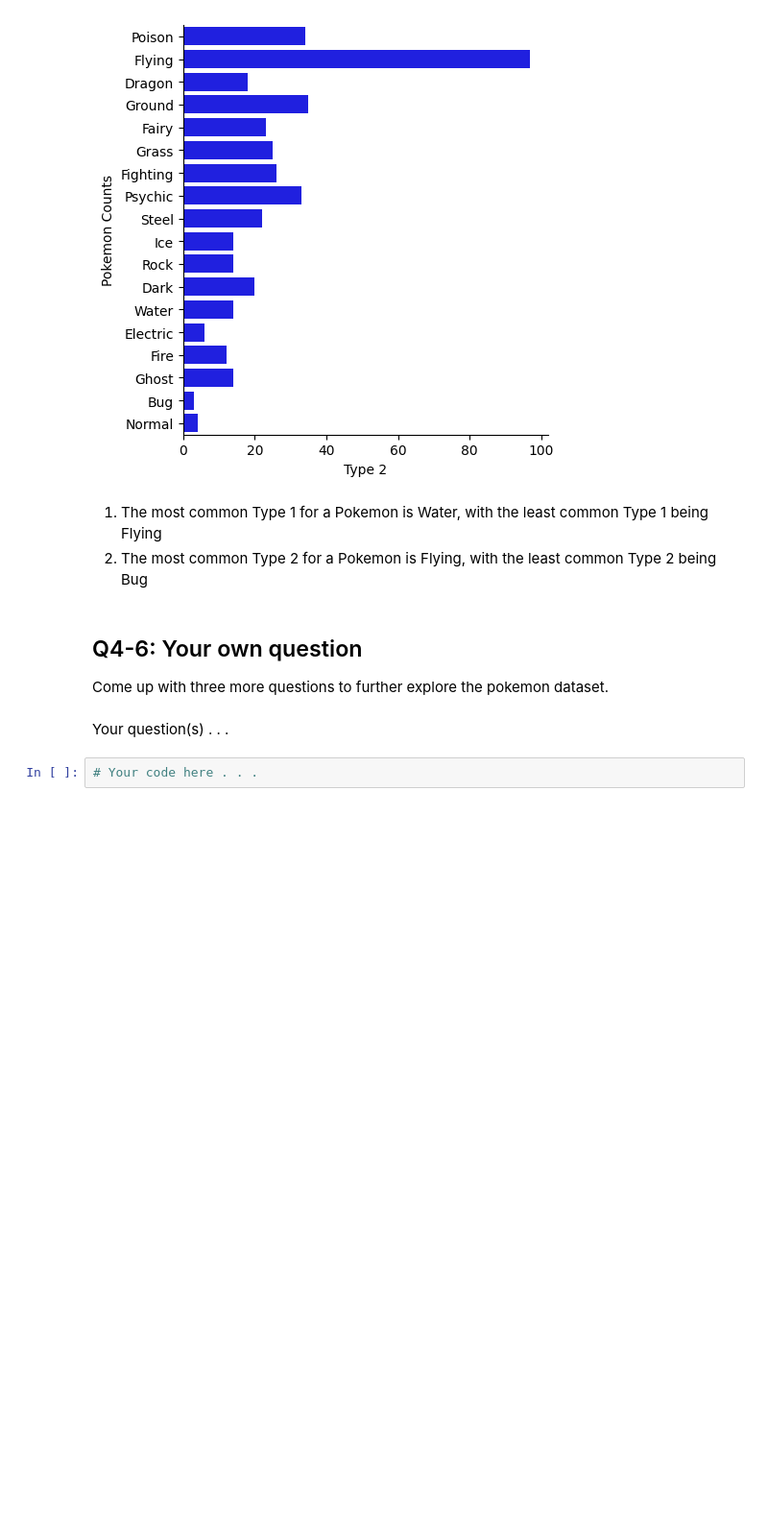
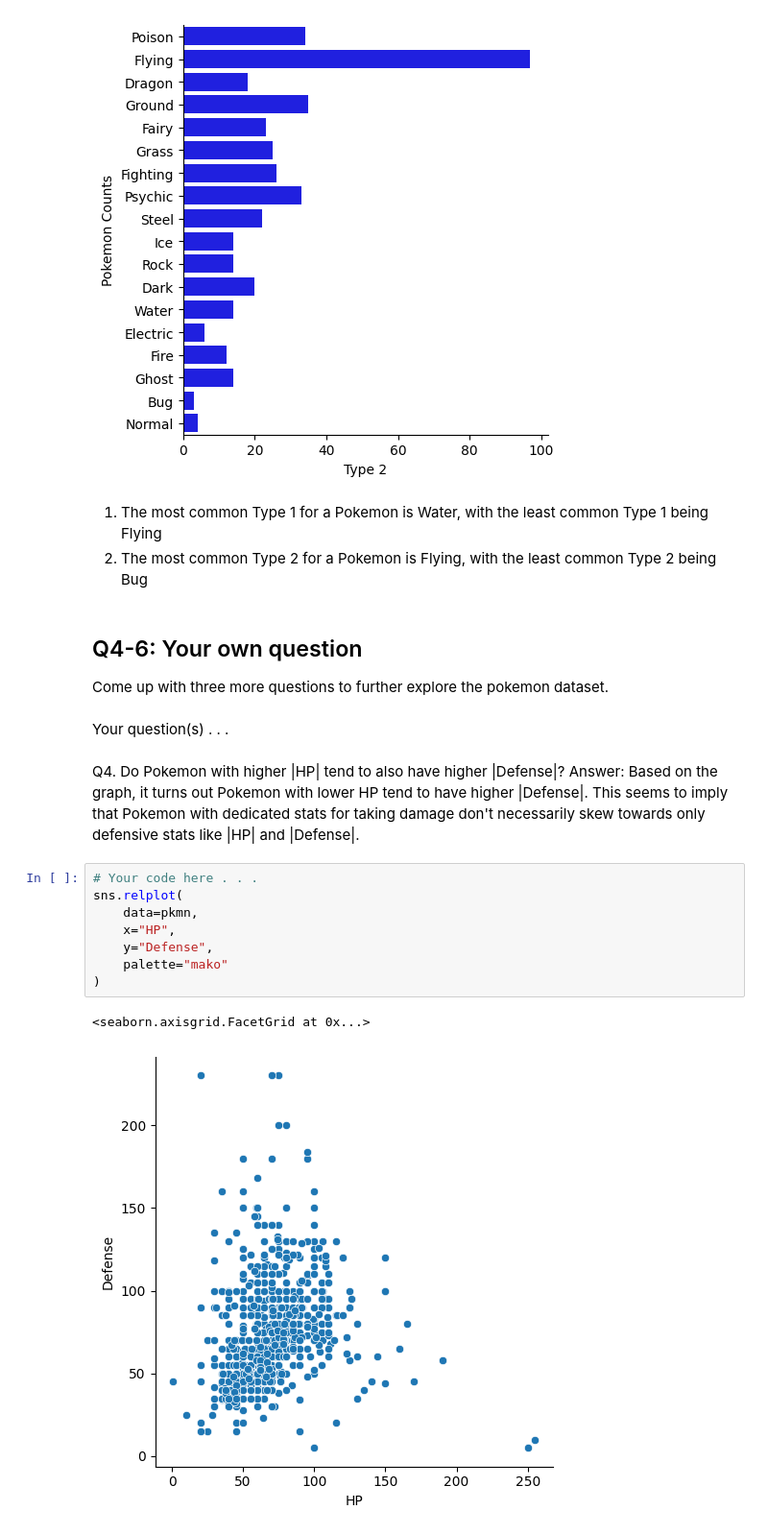
Before and after one commit to CS133-DataVisualization/cl-and-homework-JayBA1010, a Jupyter notebook: M03_HW03_seaborn.ipynb, the cells around one changed output. Shown at 96% size. Cells and saved outputs as stored; diff of their text form; blank space fills up the shorter version.

```diff
--- a/M03_HW03_seaborn.ipynb
+++ b/M03_HW03_seaborn.ipynb
@@ -99,5 +101,19 @@ sns.catplot(
 Come up with three more questions to further explore the pokemon dataset.
 # %% [markdown]
 Your question(s) . . .
-# %%
-# Your code here . . .
+# %% [markdown]
+Q4. Do Pokemon with higher |HP| tend to also have higher |Defense|?
+Answer: Based on the graph, it turns out Pokemon with lower HP tend to have higher |Defense|.
+        This seems to imply that Pokemon with dedicated stats for taking damage don't
+        necessarily skew towards only defensive stats like |HP| and |Defense|.
+# %%
+# Your code here . . .
+sns.relplot(
+    data=pkmn,
+    x="HP",
+    y="Defense",
+    palette="mako"
+)
+# %% [output]
+<seaborn.axisgrid.FacetGrid at 0x...>
+[figure, added]
```
Also changed, not shown: parts of 7 cells of this notebook.
